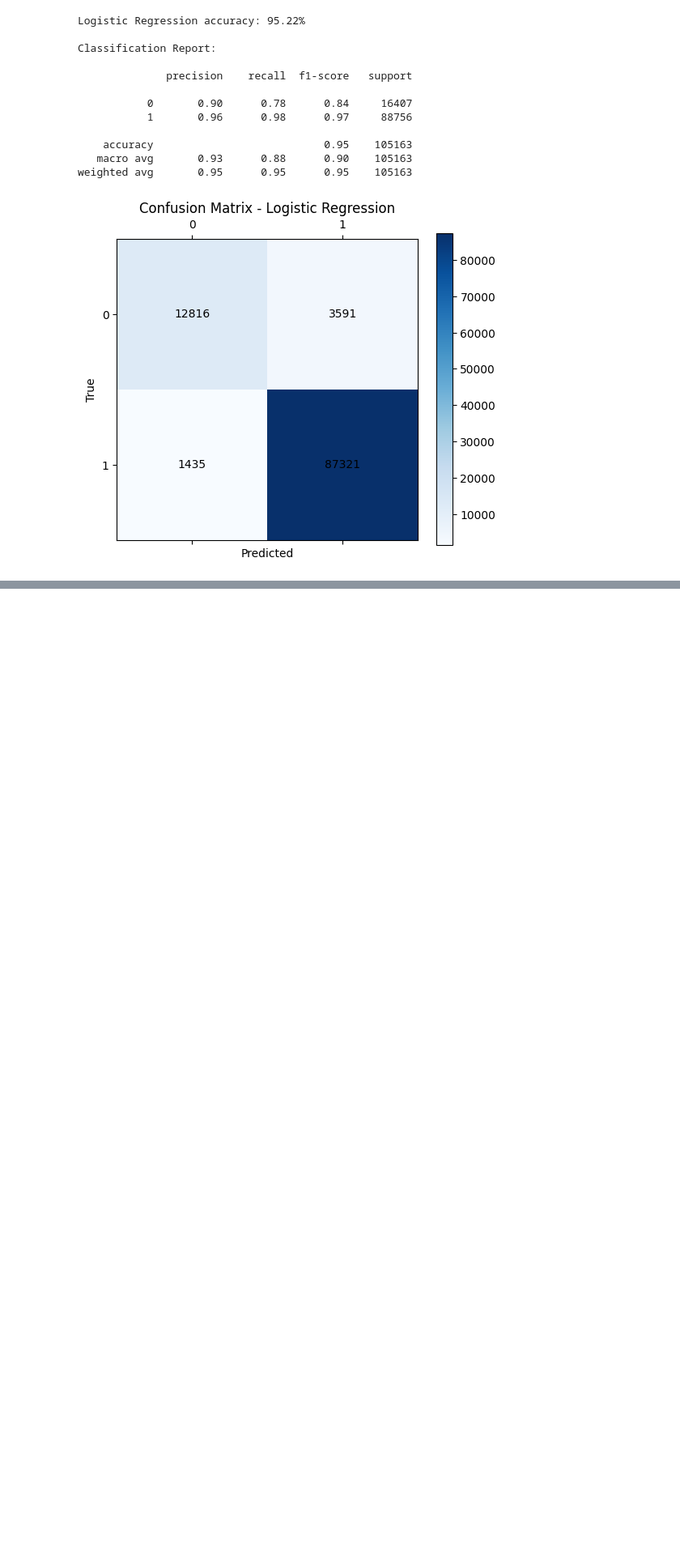
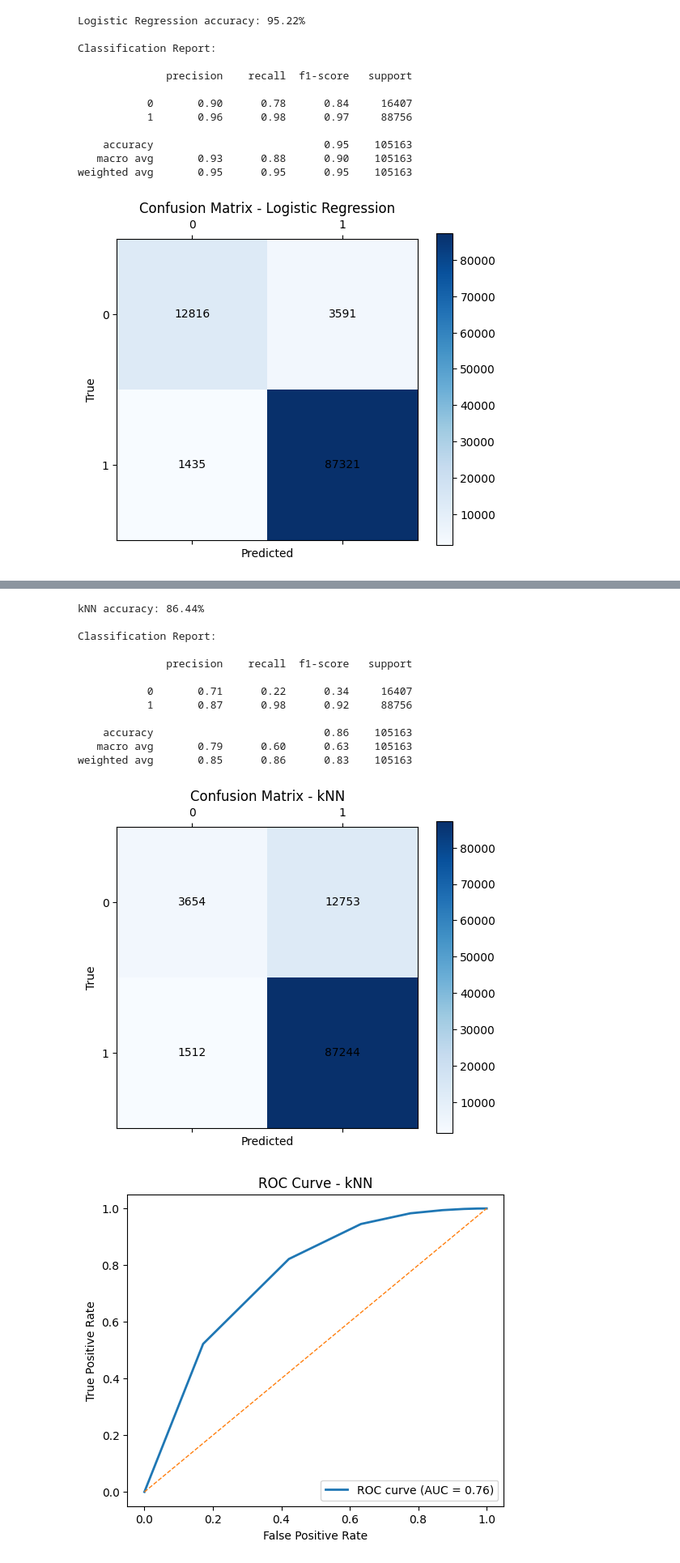
Before and after one commit to draganakatic/Amazon-Customer-Reviews-Dataset, a Jupyter notebook: klasifikacija.ipynb, the cells around one changed output, grey strips where cells are left out. Shown at 81% size. Saved outputs shown, nothing was run; the diff lists cells and outputs as text; code cells hidden in the pictures; blank space fills up the shorter version.

```diff
--- a/klasifikacija.ipynb
+++ b/klasifikacija.ipynb
@@ -357,62 +372,76 @@ rf_prob = rf_model.predict_proba(X_test)[:, 1]
 
 model_outputs["Random Forest"] = {"y_pred": rf_pred, "y_score": rf_prob}
 # %%
+import numpy as np
 from sklearn.neighbors import KNeighborsClassifier
 from sklearn.metrics import accuracy_score, classification_report, confusion_matrix, roc_curve, auc
 import matplotlib.pyplot as plt
-import numpy as np
 
-# 1) Model
+rng = np.random.RandomState(42)
+
+n_keep = min(15000, X_train.shape[0])
+idx = rng.choice(X_train.shape[0], size=n_keep, replace=False)
+
+# X_train je sparse -> može direktno sa [idx]
+X_train_knn = X_train[idx]
+
+# y_train je pandas Series -> koristi iloc
+y_train_knn = y_train.iloc[idx] if hasattr(y_train, "iloc") else y_train[idx]
+
 knn_model = KNeighborsClassifier(
-    n_neighbors=7,       # probaj 5, 7, 9
-    metric="cosine",     # dobro za tekst
+    n_neighbors=7,
+    metric="cosine",
     algorithm="brute",
-    weights="distance"   # često malo bolje od uniform
+    weights="uniform"
 )
 
-# 2) Train
-knn_model.fit(X_train, y_train)
-
-# 3) Predikcije (klase)
+knn_model.fit(X_train_knn, y_train_knn)
 predictions = knn_model.predict(X_test)
 
-# 4) Accuracy + report
 accuracy = accuracy_score(y_test, predictions)
 print("kNN accuracy:", "{:04.2f}".format(accuracy * 100) + "%\n")
-
 print("Classification Report:\n")
 print(classification_report(y_test, predictions))
 
-# 5) Confusion Matrix
 cm = confusion_matrix(y_test, predictions)
-
 fig, ax = plt.subplots(figsize=(6,5))
 cax = ax.matshow(cm, cmap=plt.cm.Blues)
 plt.title('Confusion Matrix - kNN')
 fig.colorbar(cax)
-
 ax.set_xlabel("Predicted")
 ax.set_ylabel("True")
-
 for (i, j), val in np.ndenumerate(cm):
     ax.text(j, i, str(val), ha='center', va='center')
-
 plt.show()
 
-# 6) ROC/AUC (kNN ima predict_proba)
+# ROC/AUC (još uvek može da traje, ali mnogo manje sa subsample)
 y_prob = knn_model.predict_proba(X_test)[:, 1]
-
 fpr, tpr, thresholds = roc_curve(y_test, y_prob)
 roc_auc = auc(fpr, tpr)
 
 plt.figure(figsize=(6,5))
 plt.plot(fpr, tpr, lw=2, label=f'ROC curve (AUC = {roc_auc:.2f})')
 plt.plot([0,1], [0,1], lw=1, linestyle='--')
 plt.xlabel('False Positive Rate')
 plt.ylabel('True Positive Rate')
 plt.title('ROC Curve - kNN')
 plt.legend(loc='lower right')
 plt.show()
+# %% [output]
+kNN accuracy: 86.44%
+
+Classification Report:
+
+              precision    recall  f1-score   support
+
+           0       0.71      0.22      0.34     16407
+           1       0.87      0.98      0.92     88756
+
+    accuracy                           0.86    105163
+   macro avg       0.79      0.60      0.63    105163
+weighted avg       0.85      0.86      0.83    105163
+[figure, added]
+[figure, added]
 # %%
 knn_pred = predictions
 knn_prob = knn_model.predict_proba(X_test)[:, 1]
```
Also changed, not shown: parts of 8 cells of this notebook, 1 other file.
